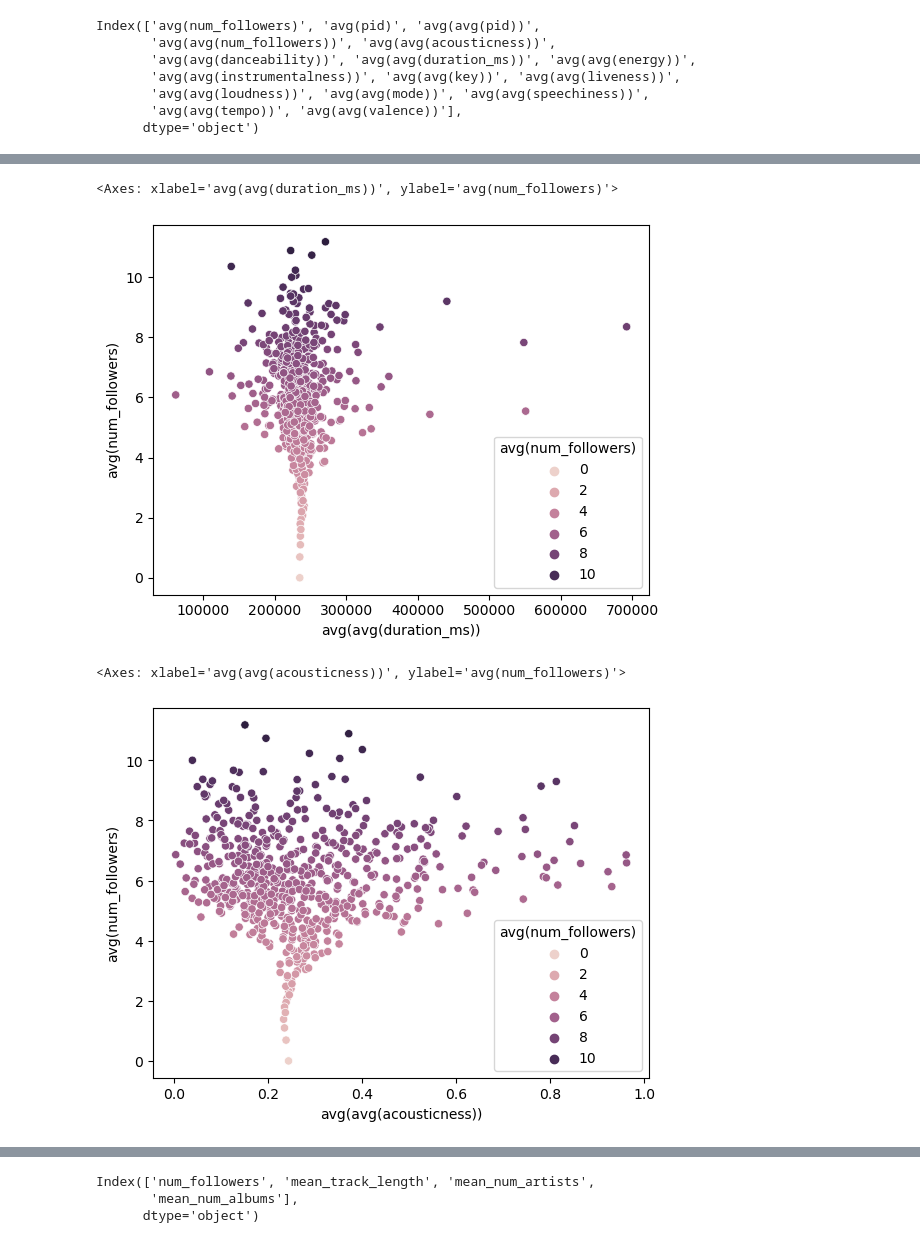
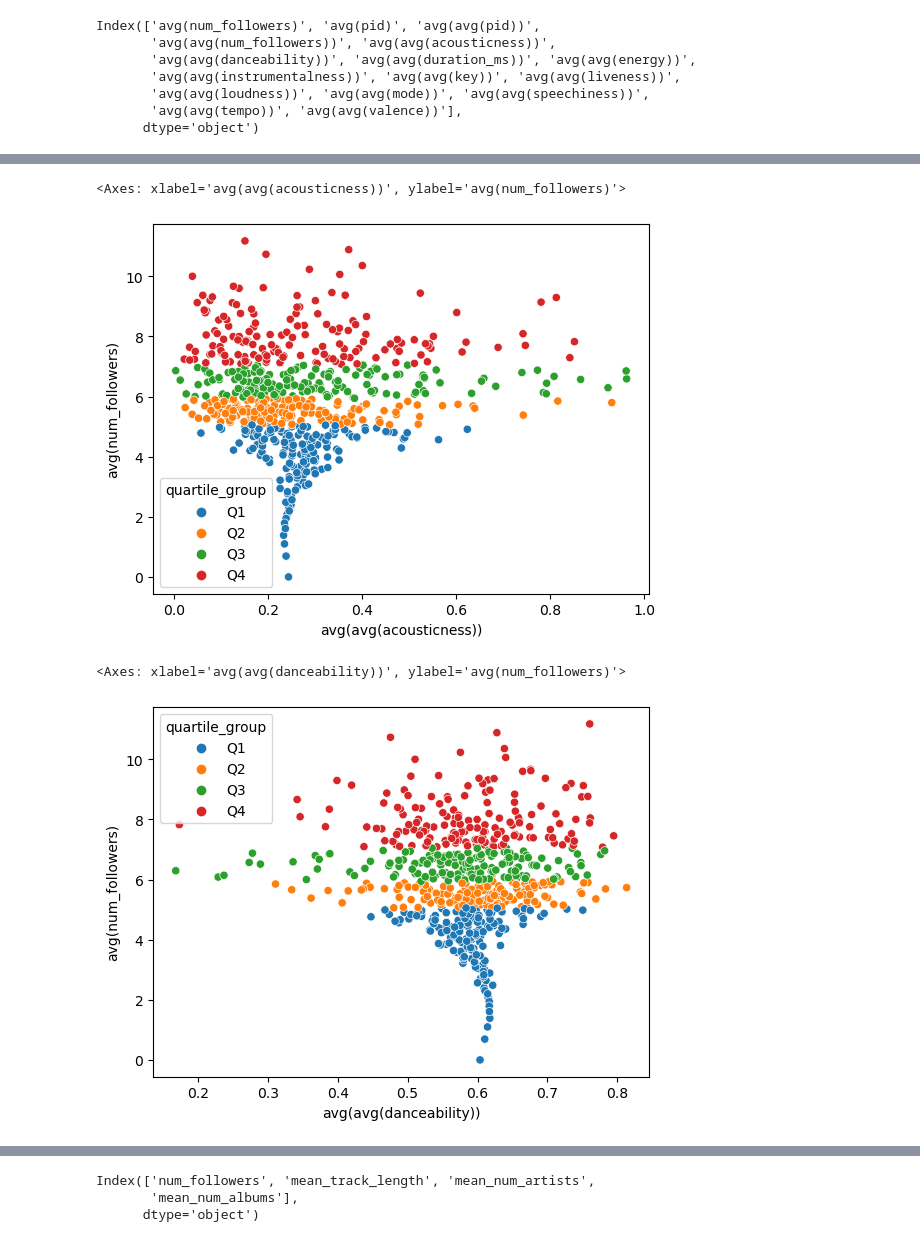
Before and after one commit to Bindila-Bogdan/Decoding-Playlist-Success, a Jupyter notebook: bivariate_eda.ipynb, the cells around one changed output, grey strips where cells are left out. Saved outputs shown, nothing was run; the diff lists cells and outputs as text; code cells hidden in the pictures.

Commit message:
Added new aggregated data and analysis

```diff
--- a/bivariate_eda.ipynb
+++ b/bivariate_eda.ipynb
@@ -24,4 +21,7 @@ audio_df.shape
 # %%
 audio_df['avg(num_followers)'] = audio_df['avg(num_followers)'].apply(lambda x: np.int64(x))
-audio_df['avg(num_followers)'] = np.log(audio_df['avg(num_followers)'])
 audio_df['quartile_group'] = pd.qcut(audio_df['avg(num_followers)'], q=[0, 0.25, 0.5, 0.75, 1], labels=['Q1', 'Q2', 'Q3', 'Q4'])
+# %%
+test_audio = audio_df.copy()
+test_audio['avg(num_followers)'] = np.log(test_audio['avg(num_followers)'])
+sns.scatterplot(data=test_audio,x="avg(avg(tempo))",y="avg(num_followers)",hue="quartile_group")
@@ -33,10 +36,10 @@ sns.scatterplot(data=audio_df,x="avg(avg(tempo))",y="avg(num_followers)",hue="qu
 # %%
-sns.scatterplot(data=audio_df,y="avg(num_followers)",hue="avg(num_followers)",x="avg(avg(duration_ms))")
+sns.scatterplot(data=test_audio,y="avg(num_followers)",hue="quartile_group",x="avg(avg(acousticness))")
 # %% [output]
-<Axes: xlabel='avg(avg(duration_ms))', ylabel='avg(num_followers)'>
+<Axes: xlabel='avg(avg(acousticness))', ylabel='avg(num_followers)'>
-[figure, old version]
+[figure, new version]
 # %%
-sns.scatterplot(data=audio_df,y="avg(num_followers)",hue="avg(num_followers)",x="avg(avg(acousticness))")
+sns.scatterplot(data=test_audio,y="avg(num_followers)",hue="quartile_group",x="avg(avg(danceability))")
 # %% [output]
-<Axes: xlabel='avg(avg(acousticness))', ylabel='avg(num_followers)'>
+<Axes: xlabel='avg(avg(danceability))', ylabel='avg(num_followers)'>
-[figure, old version]
+[figure, new version]
```
Also changed, not shown: parts of 15 cells of this notebook, 9 other files.
